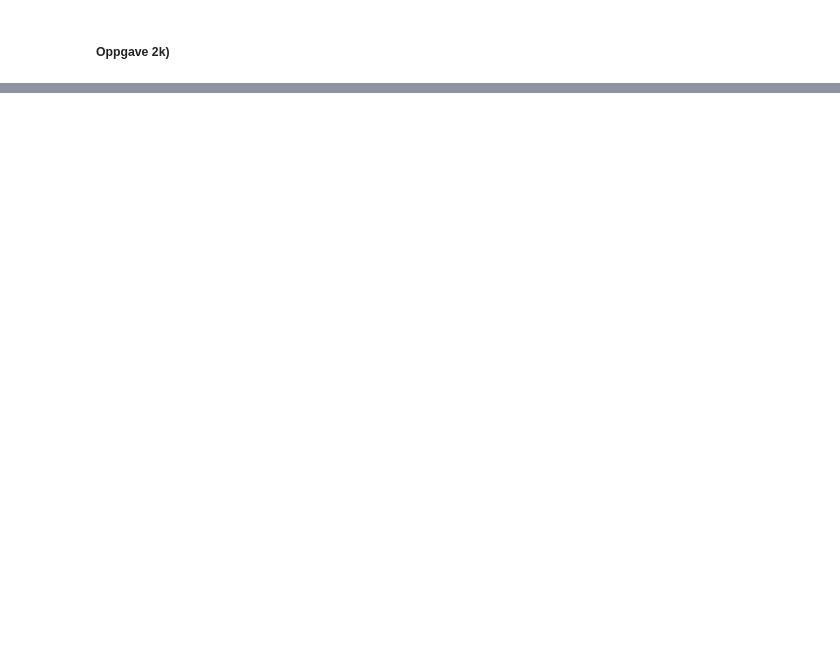
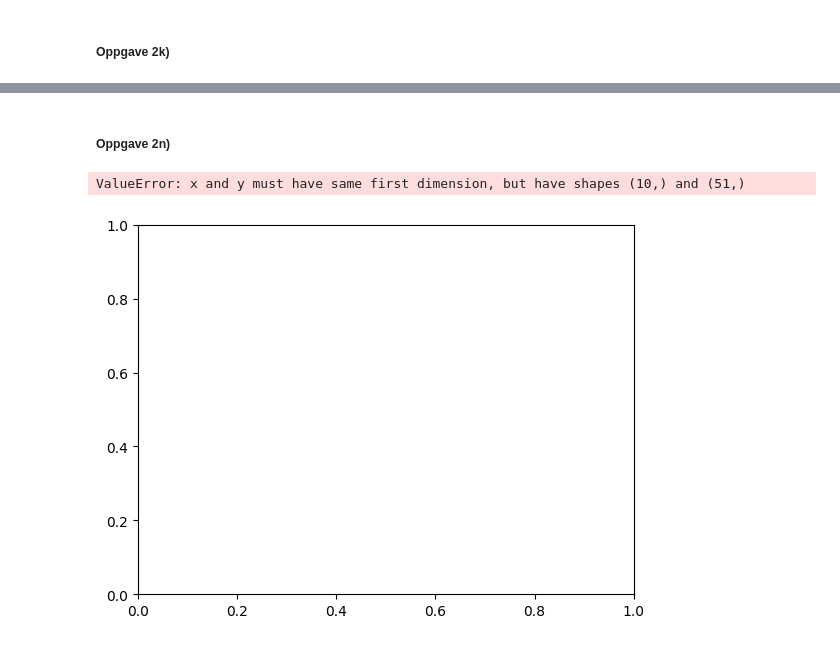
Before and after one commit to einaraarnaes/Prosjekt3, a Jupyter notebook: code.ipynb, the cells around one changed output, grey strips where cells are left out. Cells and saved outputs as stored; diff of their text form; code cells hidden in the pictures; blank space fills up the shorter version.

```diff
--- a/code.ipynb
+++ b/code.ipynb
@@ -583,0 +680,36 @@ ax.legend()
+# %% [markdown]
+##### Oppgave 2n)
+# %%
+m = 101
+l = 1
+phase_diffs = np.linspace(0, 0.5*np.pi, 10)
+
+fig, ax = plt.subplots()
+
+x = np.linspace(0, l, m)
+y = np.zeros((32, m))
+
+epsilon_vals = np.linspace(2, 0, 51) # Save som computation
+
+currents = np.zeros(len(phase_diffs))
+
+for j, phase_diff in enumerate(phase_diffs):
+
+    current_integrands = np.zeros(len(epsilon_vals))
+    for i, epsilon in enumerate(epsilon_vals):
+        sol = solve_bvp(lambda x, y: equation(x, y, epsilon = epsilon), lambda v_left, v_right: bc_2i(v_left, v_right, epsilon = epsilon, phase_diff = phase_diff), x, y)
+        current_integrands[i] = current_integrand(sol.y.T[(m-1)//2])
+        y = sol.sol(x)  # To ensure the new guess is of the same dimension. solve_bvp can add y_values if the tolerance is not met.
+
+    integral = sp.integrate.simpson(current_integrands, epsilon_vals)
+    currents[j] = -integral
+
+
+ax.plot(phase_diffs, currents)
+ax.set_title("Current as function of phase difference$")
+ax.set_xlabel("$\\Delta \\phi$")
+ax.set_ylabel("$I/I_0$")
+ax.legend()
+# %% [output]
+ValueError: x and y must have same first dimension, but have shapes (10,) and (51,)
+[figure, added]
```
Also changed, not shown: parts of 13 cells of this notebook.
